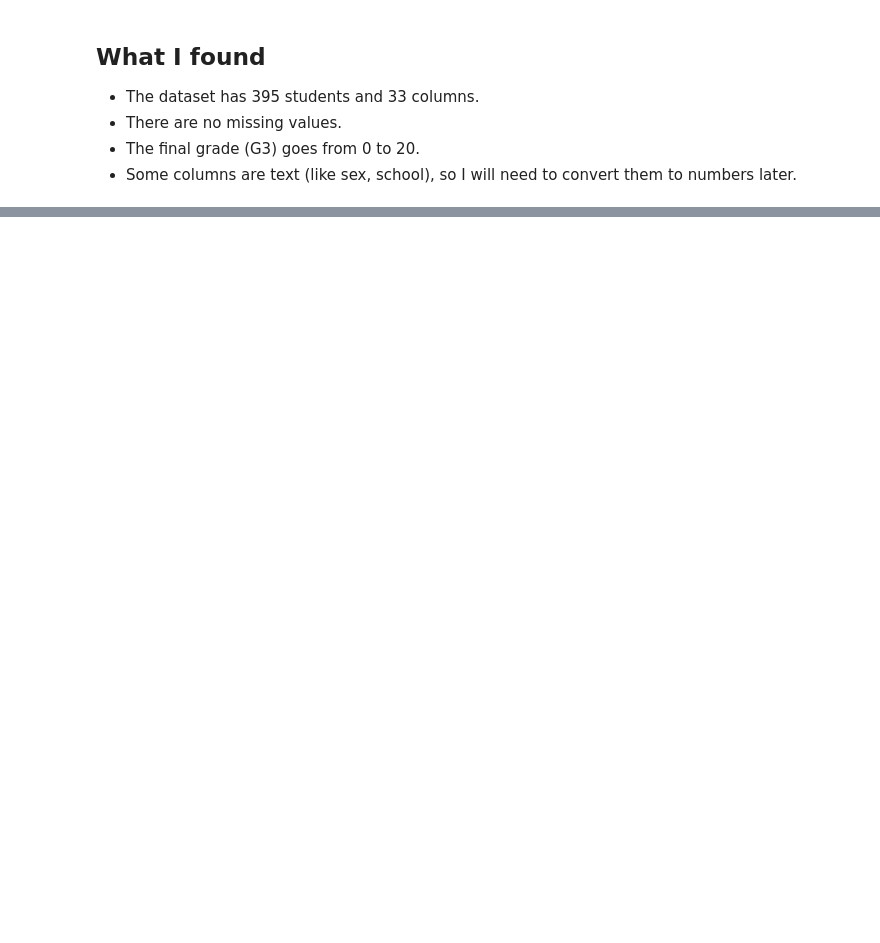
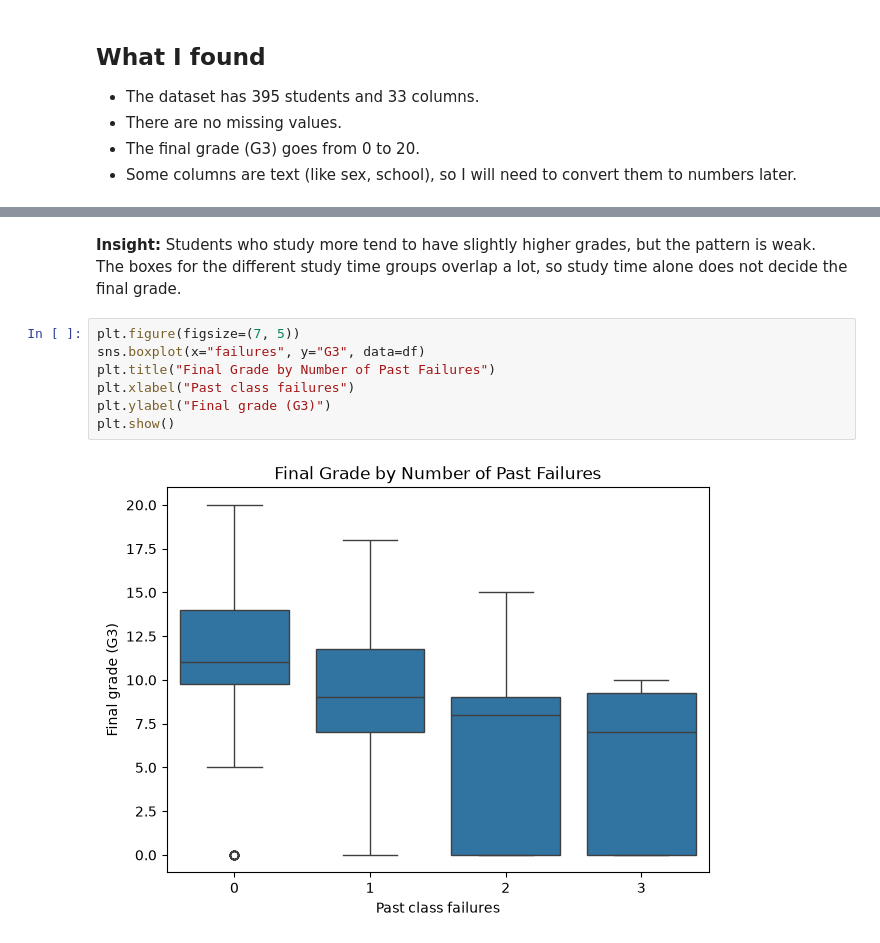
Before and after one commit to UshaniDhanushika/student-performance-predictor, a Jupyter notebook: notebooks/01_eda.ipynb, the cells around one changed output, grey strips where cells are left out. Cells and saved outputs as stored; diff of their text form; blank space fills up the shorter version.

```diff
--- a/notebooks/01_eda.ipynb
+++ b/notebooks/01_eda.ipynb
@@ -136,0 +189,13 @@ df.describe()
+# %% [markdown]
+**Insight:** Students who study more tend to have slightly higher grades,
+but the pattern is weak. The boxes for the different study time groups
+overlap a lot, so study time alone does not decide the final grade.
+# %%
+plt.figure(figsize=(7, 5))
+sns.boxplot(x="failures", y="G3", data=df)
+plt.title("Final Grade by Number of Past Failures")
+plt.xlabel("Past class failures")
+plt.ylabel("Final grade (G3)")
+plt.show()
+# %% [output]
+[figure, added]
```
Also changed, not shown: parts of 13 cells of this notebook.
